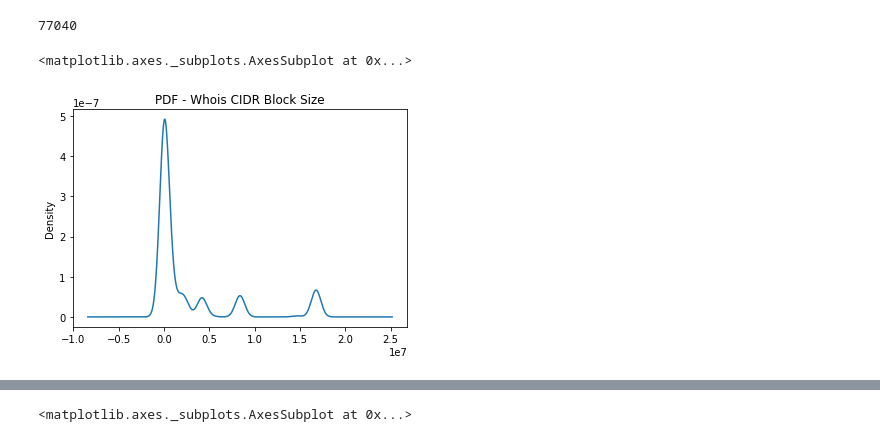
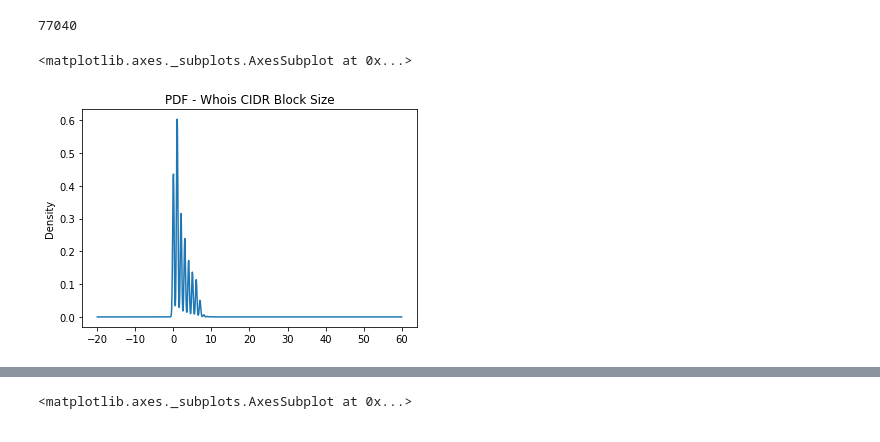
Before and after one commit to shnrndk/IP-Cat-Research, a Jupyter notebook: PDF_and_CDF_Create.ipynb, the cells around one changed output, grey strips where cells are left out. Drawn from its saved outputs; the diff is of its cells as text; code cells hidden in the pictures.

Commit message:
No of Whois Records

```diff
--- a/PDF_and_CDF_Create.ipynb
+++ b/PDF_and_CDF_Create.ipynb
@@ -191,5 +195,5 @@ df = df.drop(['data.http.result.response.headers.unknown.1.value.0'],axis=1)
 # %%
-df = df.dropna(subset=['CIDR'])
+df = df.dropna(subset=['No of Who is Records'])
 # %%
 df["Net Size"] = df["CIDR"].apply(getCIDRBlockLength)
 # %%
@@ -212,10 +216,10 @@ df['No Of Owners'].count()
 # %% [output]
 77040
 # %%
-df['Net Size'].plot.kde(title='PDF - Whois CIDR Block Size')
+df['No of Who is Records'].plot.kde(title='PDF - Whois CIDR Block Size')
 # %% [output]
 <matplotlib.axes._subplots.AxesSubplot at 0x...>
-[figure, old version]
+[figure, new version]
 # %%
 df.columns
 # %% [output]
```
Also changed, not shown: parts of 6 cells of this notebook.
